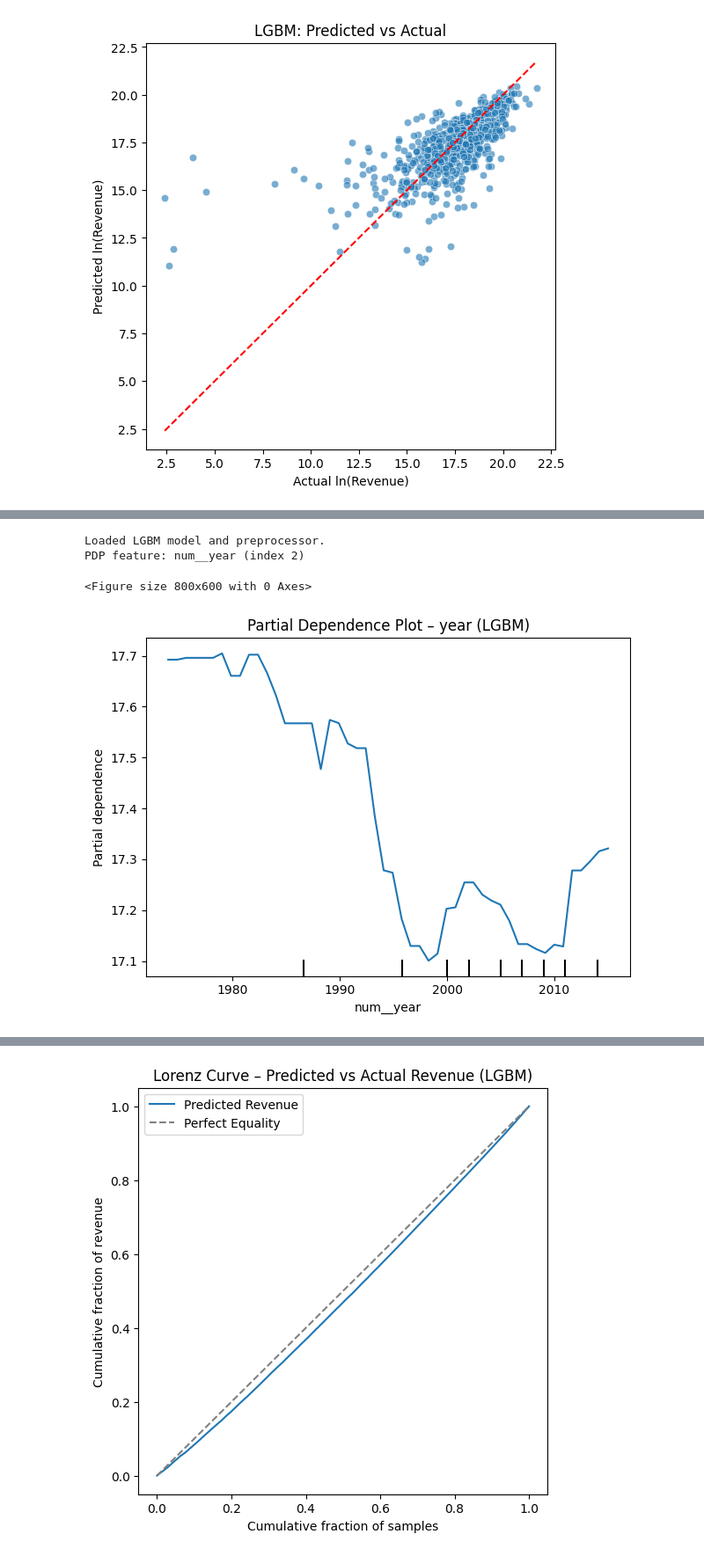
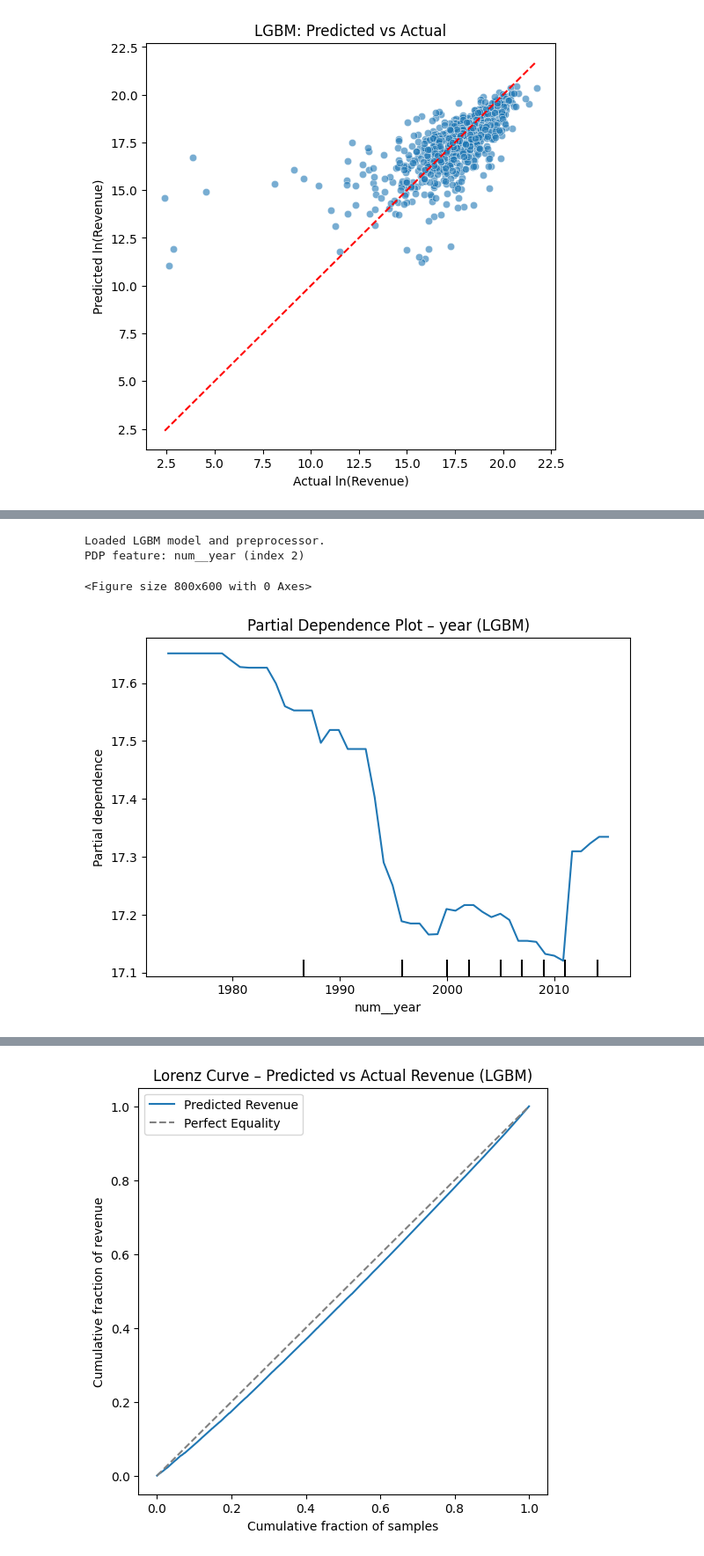
Before and after one commit to gem733/d100project, a Jupyter notebook: d100project/evaluation/evaluation.ipynb, the cells around one changed output, grey strips where cells are left out. Shown: that part at 88% size. Drawn from its saved outputs; the diff is of its cells as text; code cells hidden in the pictures.

```diff
--- a/d100project/evaluation/evaluation.ipynb
+++ b/d100project/evaluation/evaluation.ipynb
@@ -270,6 +279,7 @@ count_features = [
     "n_spoken_languages"
 ]
 month_feature = "month"
+indicators = ['runtime_was_missing', 'budget_was_missing']
 
 all_features = (
     numeric_features
@@ -277,6 +287,7 @@ all_features = (
     + [month_feature]
     + high_cardinality
     + count_features
+    + indicators
 )
 
 X = df[all_features]
@@ -287,34 +298,34 @@ X_lgbm = preprocessor_lgbm.transform(X)
 # Get transformed feature names
 feature_names = preprocessor_lgbm.get_feature_names_out()
 
 # select feature for PDP
 target_feature = "year"
 
 feature_name = [
     f for f in feature_names if target_feature in f.lower()
 ][0]
 feature_index = list(feature_names).index(feature_name)
 print(f"PDP feature: {feature_name} (index {feature_index})")
 
 # Plot PDP
 plt.figure(figsize=(8, 6))
 
 PartialDependenceDisplay.from_estimator(
     lgbm_model,
     X_lgbm,
     features=[feature_index],
     feature_names=feature_names,
     grid_resolution=50
 )
 
 plt.title(f"Partial Dependence Plot – {target_feature} (LGBM)")
 plt.tight_layout()
 plt.show()
 # %% [output]
 Loaded LGBM model and preprocessor.
 PDP feature: num__year (index 2)
 <Figure size 800x600 with 0 Axes>
-[figure, old version]
+[figure, new version]
 # %%
 import sys
 from pathlib import Path
```
Also changed, not shown: parts of 6 cells of this notebook, 8 other files.
